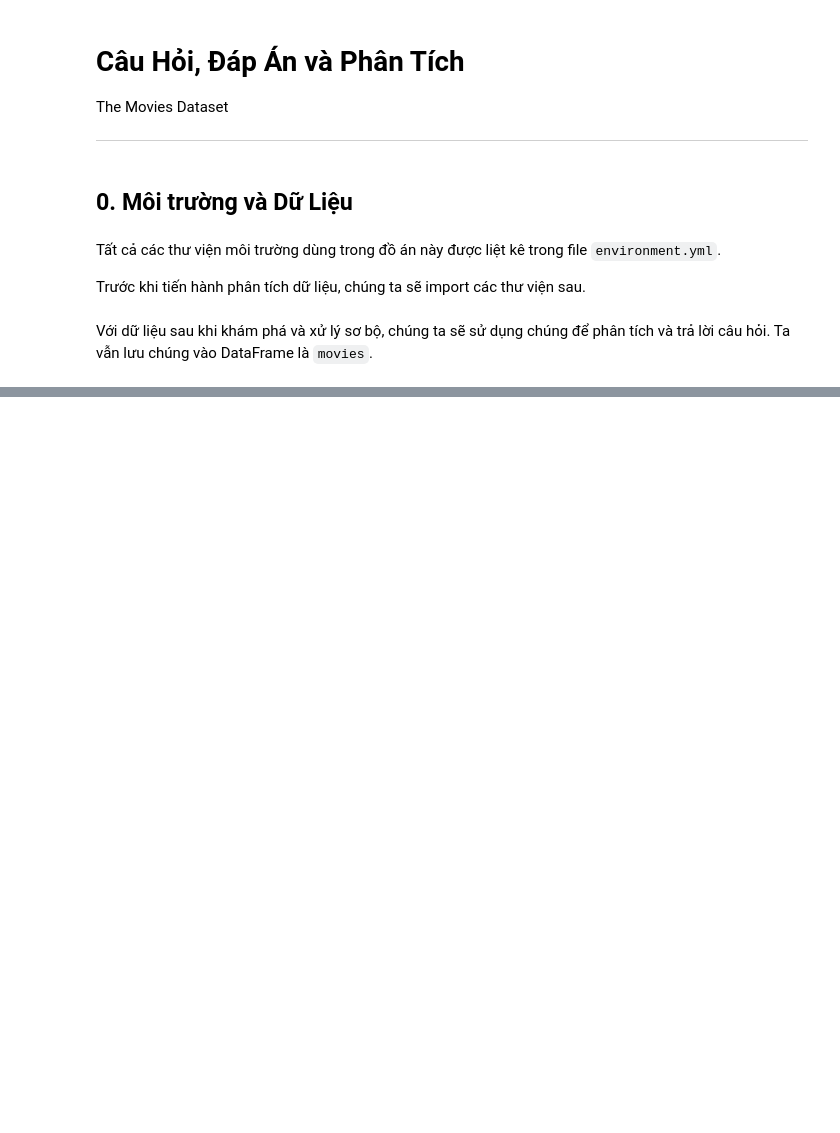
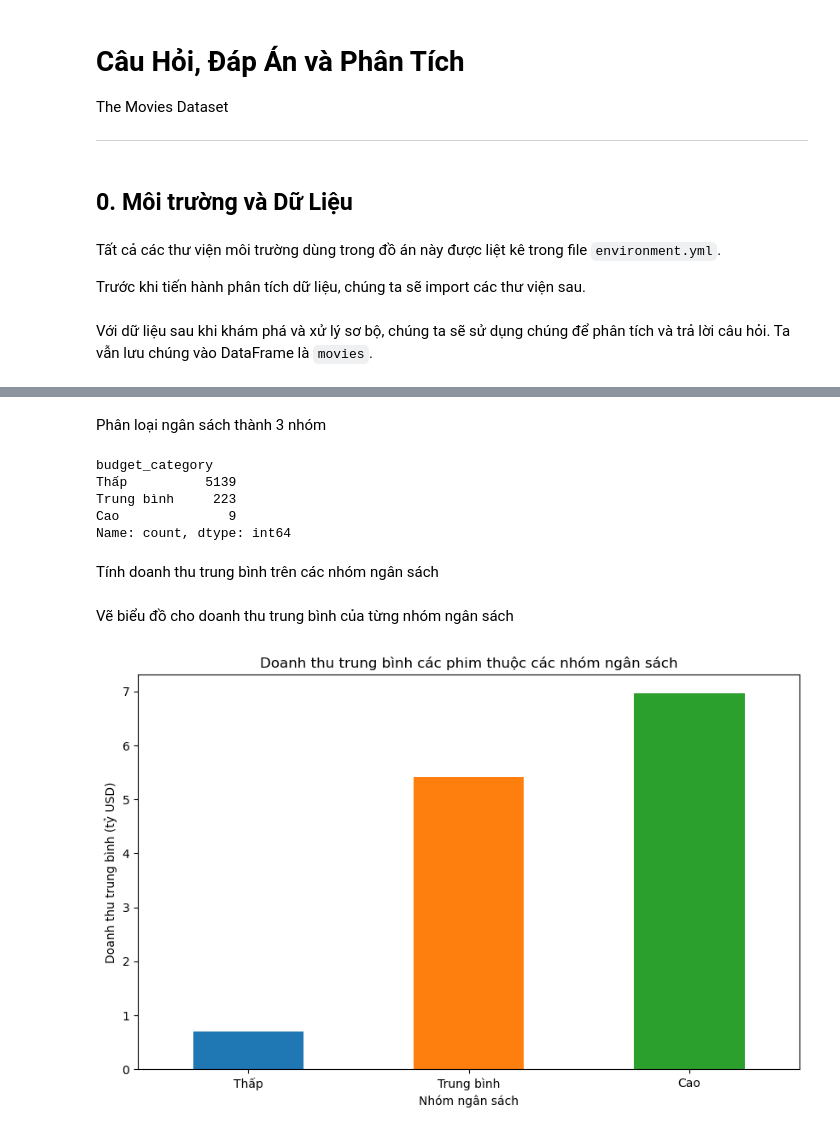
Before and after one commit to hoangfitus/csc17104-movies-eda, a Jupyter notebook: questions_and_answers.ipynb, the cells around one changed output, grey strips where cells are left out. Cells and saved outputs as stored; diff of their text form; code cells hidden in the pictures; blank space fills up the shorter version.

```diff
--- a/questions_and_answers.ipynb
+++ b/questions_and_answers.ipynb
@@ -215,0 +262,34 @@ languages_df
+# %% [markdown]
+ Phân loại ngân sách thành 3 nhóm
+# %%
+min_budget = question02_df['budget'].min()
+max_budget = question02_df['budget'].max()
+
+num_groups = 3
+bin_edges = np.linspace(min_budget, max_budget, num_groups + 1)
+labels = ['Thấp', 'Trung bình', 'Cao']
+question02_df['budget_category'] = pd.cut(question02_df['budget'], bins=bin_edges, labels=labels)
+question02_df['budget_category'].value_counts()
+# %% [output]
+budget_category
+Thấp          5139
+Trung bình     223
+Cao              9
+Name: count, dtype: int64
+# %% [markdown]
+Tính doanh thu trung bình trên các nhóm ngân sách
+# %%
+question02_df['revenue'] = question02_df['revenue'] / 1e8
+average_revenue_per_budget = question02_df.groupby('budget_category')['revenue'].mean()
+# %% [markdown]
+Vẽ biểu đồ cho doanh thu trung bình của từng nhóm ngân sách
+# %%
+plt.figure(figsize=(10, 6))
+average_revenue_per_budget.plot(kind='bar', color=['#1f77b4', '#ff7f0e', '#2ca02c'], width=0.5)
+plt.title('Doanh thu trung bình các phim thuộc các nhóm ngân sách')
+plt.xlabel('Nhóm ngân sách')
+plt.ylabel('Doanh thu trung bình (tỷ USD)')
+plt.xticks(rotation=0)
+plt.show()
+# %% [output]
+[figure, added]
```
Also changed, not shown: parts of 50 cells of this notebook.
